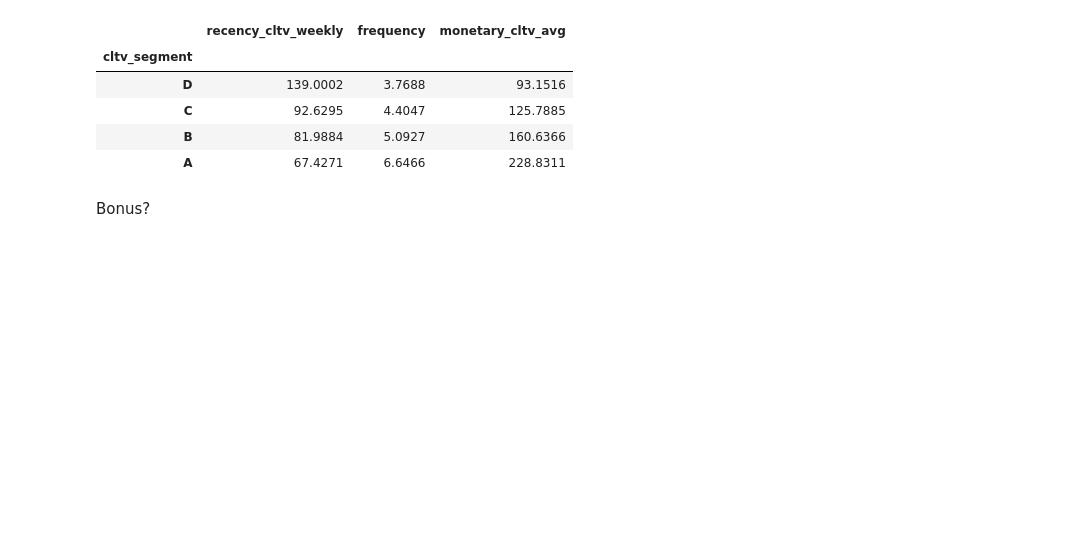
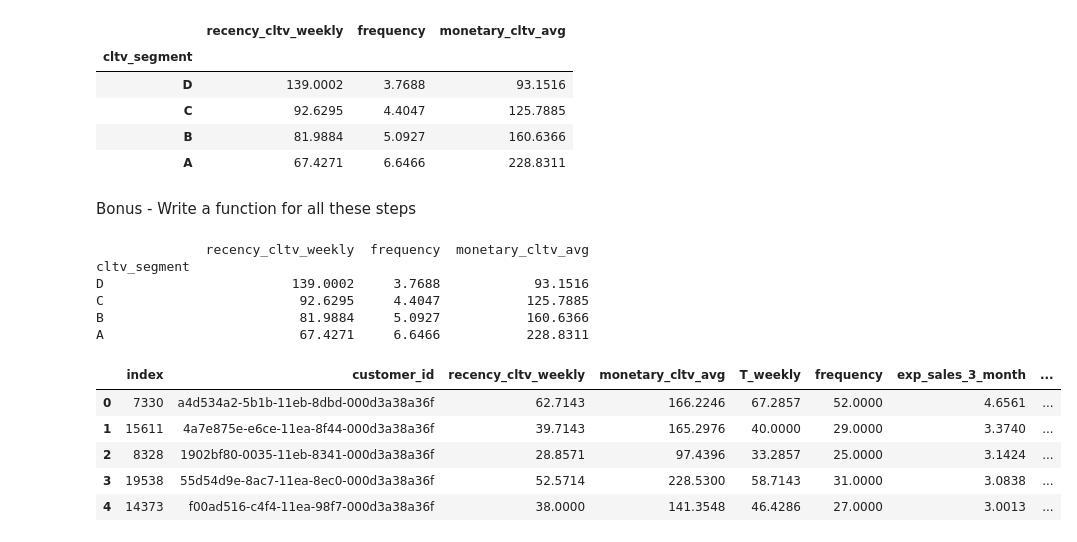
Before and after one commit to dilekdd/CustomerLifetimeValuePrediction_FLO, a Jupyter notebook: customerlifetimevalueprediction-flo.ipynb, the cells around one changed output. Drawn from its saved outputs; the diff is of its cells as text; code cells hidden in the pictures; blank space fills up the shorter version.

Commit message:
Kaggle Notebook | CustomerLifetimeValuePrediction_FLO | Version 4

```diff
--- a/customerlifetimevalueprediction-flo.ipynb
+++ b/customerlifetimevalueprediction-flo.ipynb
@@ -298,5 +298,5 @@ cltv.groupby("cltv_segment").agg({"recency_cltv_weekly": "mean",
 | C | 92.6295 | 4.4047 | 125.7885 |
 | B | 81.9884 | 5.0927 | 160.6366 |
 | A | 67.4271 | 6.6466 | 228.8311 |
-# %% [markdown]
-Bonus?
+# %% [markdown]
+Bonus - Write a function for all these steps
@@ -302,0 +386,19 @@ Bonus?
+# %%
+df = df_.copy()
+
+cltv_final = create_cltv_p(df)
+
+cltv_final.head()
+# %% [output]
+              recency_cltv_weekly  frequency  monetary_cltv_avg
+cltv_segment
+D                        139.0002     3.7688            93.1516
+C                         92.6295     4.4047           125.7885
+B                         81.9884     5.0927           160.6366
+A                         67.4271     6.6466           228.8311
+|  | index | customer_id | recency_cltv_weekly | monetary_cltv_avg | T_weekly | frequency | exp_sales_3_month | ... |
+| 0 | 7330 | a4d534a2-5b1b-11eb-8dbd-000d3a38a36f | 62.7143 | 166.2246 | 67.2857 | 52.0000 | 4.6561 | ... |
+| 1 | 15611 | 4a7e875e-e6ce-11ea-8f44-000d3a38a36f | 39.7143 | 165.2976 | 40.0000 | 29.0000 | 3.3740 | ... |
+| 2 | 8328 | 1902bf80-0035-11eb-8341-000d3a38a36f | 28.8571 | 97.4396 | 33.2857 | 25.0000 | 3.1424 | ... |
+| 3 | 19538 | 55d54d9e-8ac7-11ea-8ec0-000d3a38a36f | 52.5714 | 228.5300 | 58.7143 | 31.0000 | 3.0838 | ... |
+| 4 | 14373 | f00ad516-c4f4-11ea-98f7-000d3a38a36f | 38.0000 | 141.3548 | 46.4286 | 27.0000 | 3.0013 | ... |
```
Also changed, not shown: parts of 1 cell of this notebook.
